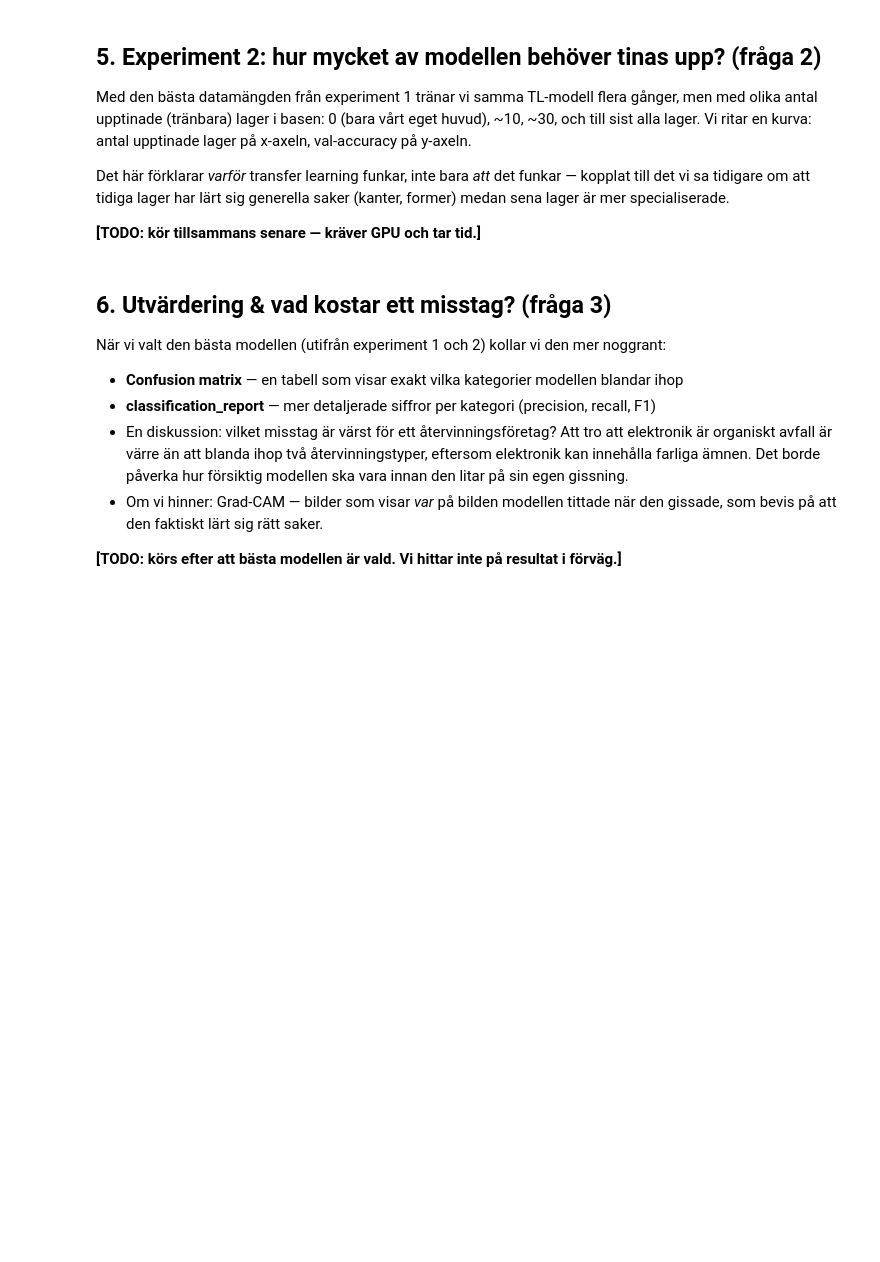
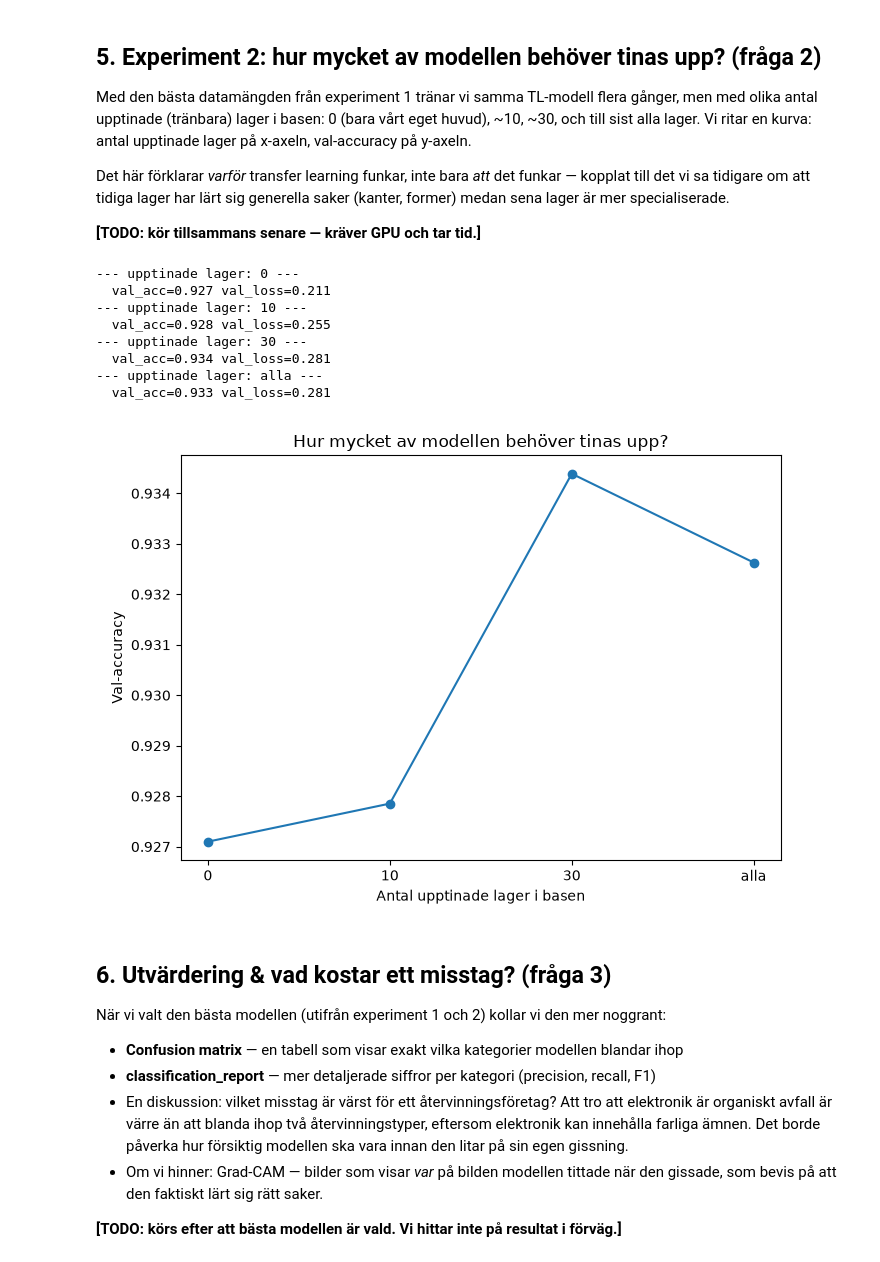
Before and after one commit to davidfjellstrom/transfer-learning, a Jupyter notebook: notebooks/transfer_learning_waste.ipynb, the cells around one changed output. Cells and saved outputs as stored; diff of their text form; code cells hidden in the pictures; blank space fills up the shorter version.

```diff
--- a/notebooks/transfer_learning_waste.ipynb
+++ b/notebooks/transfer_learning_waste.ipynb
@@ -626,10 +643,10 @@ Det här förklarar *varför* transfer learning funkar, inte bara *att* det funk
 # %%
 # Experiment 2: hur mycket av modellen behöver tinas upp? (fråga 2)
 # Tränar TL-modellen flera gånger med olika antal upptinade lager i basen,
-# med den bästa datamängden från experiment 1. Inte körd ännu.
+# med den bästa datamängden från experiment 1.
 
 UNFROZEN_LAYER_COUNTS = [0, 10, 30, None]  # None betyder hela basen upptinad
-BEST_SUBSET_SIZE = None  # TODO: fyll i efter experiment 1 (t.ex. bästa TL-resultatet, eller "alla")
+BEST_SUBSET_SIZE = 2773  # bästa datamängden från experiment 1 (alla bilder/kategori gav högst val-accuracy)
 EPOCHS_EXP2 = 12
 EXPERIMENT2_RESULTS_PATH = PROJECT_ROOT / "reports" / "experiment2_results.json"
 
@@ -652,36 +669,46 @@ def run_experiment2(unfrozen_counts=UNFROZEN_LAYER_COUNTS, n_per_class: int | No
         unfrozen = total_layers if n_layers is None else n_layers
         label = "alla" if n_layers is None else str(n_layers)
         print(f"--- upptinade lager: {label} ---")
 
         model = build_transfer_model_single_stage(unfrozen_layers=unfrozen)
         history = model.fit(train_ds, validation_data=val_ds, epochs=EPOCHS_EXP2, verbose=0)
         val_acc, val_loss = history.history["val_accuracy"][-1], history.history["val_loss"][-1]
         print(f"  val_acc={val_acc:.3f} val_loss={val_loss:.3f}")
         results[label] = {"val_accuracy": val_acc, "val_loss": val_loss, "n_layers": unfrozen}
 
     EXPERIMENT2_RESULTS_PATH.parent.mkdir(parents=True, exist_ok=True)
     EXPERIMENT2_RESULTS_PATH.write_text(json.dumps(results, indent=2))
     return results
 
 
 def plot_experiment2(results: dict, out_path: Path = FIGURES_DIR / "experiment2_unfrozen_layers.png"):
     labels = list(results.keys())
     accs = [results[l]["val_accuracy"] for l in labels]
 
     fig, ax = plt.subplots(figsize=(7, 5))
     ax.plot(labels, accs, marker="o")
     ax.set_xlabel("Antal upptinade lager i basen")
     ax.set_ylabel("Val-accuracy")
     ax.set_title("Hur mycket av modellen behöver tinas upp?")
     fig.tight_layout()
     out_path.parent.mkdir(parents=True, exist_ok=True)
     fig.savefig(out_path)
     return fig
 
 
-# Kör experimentet tillsammans, efter att BEST_SUBSET_SIZE är satt:
-# results2 = run_experiment2()
-# plot_experiment2(results2)
+# Kört tillsammans - resultat nedan.
+results2 = run_experiment2(n_per_class=BEST_SUBSET_SIZE)
+plot_experiment2(results2)
+# %% [output]
+--- upptinade lager: 0 ---
+  val_acc=0.927 val_loss=0.211
+--- upptinade lager: 10 ---
+  val_acc=0.928 val_loss=0.255
+--- upptinade lager: 30 ---
+  val_acc=0.934 val_loss=0.281
+--- upptinade lager: alla ---
+  val_acc=0.933 val_loss=0.281
+[figure, added]
 # %% [markdown]
 ## 6. Utvärdering & vad kostar ett misstag? (fråga 3)
 
```
Also changed, not shown: parts of 2 cells of this notebook, 4 other files.
